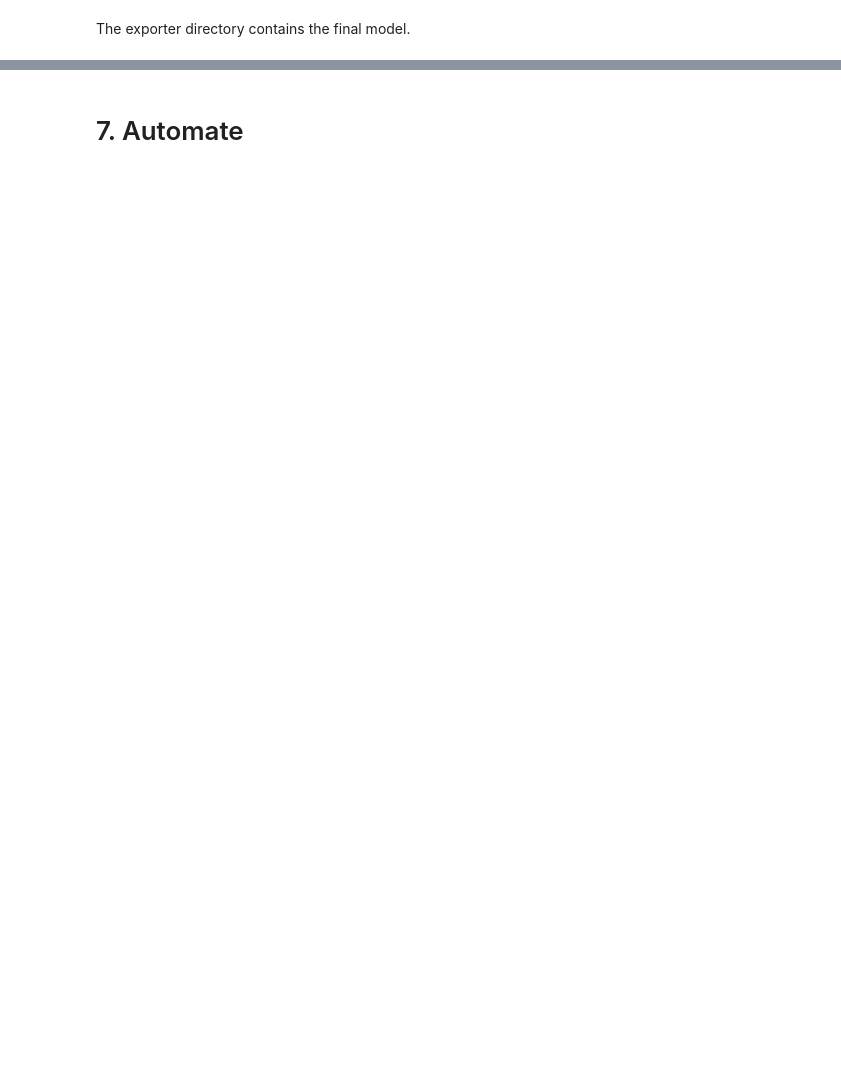
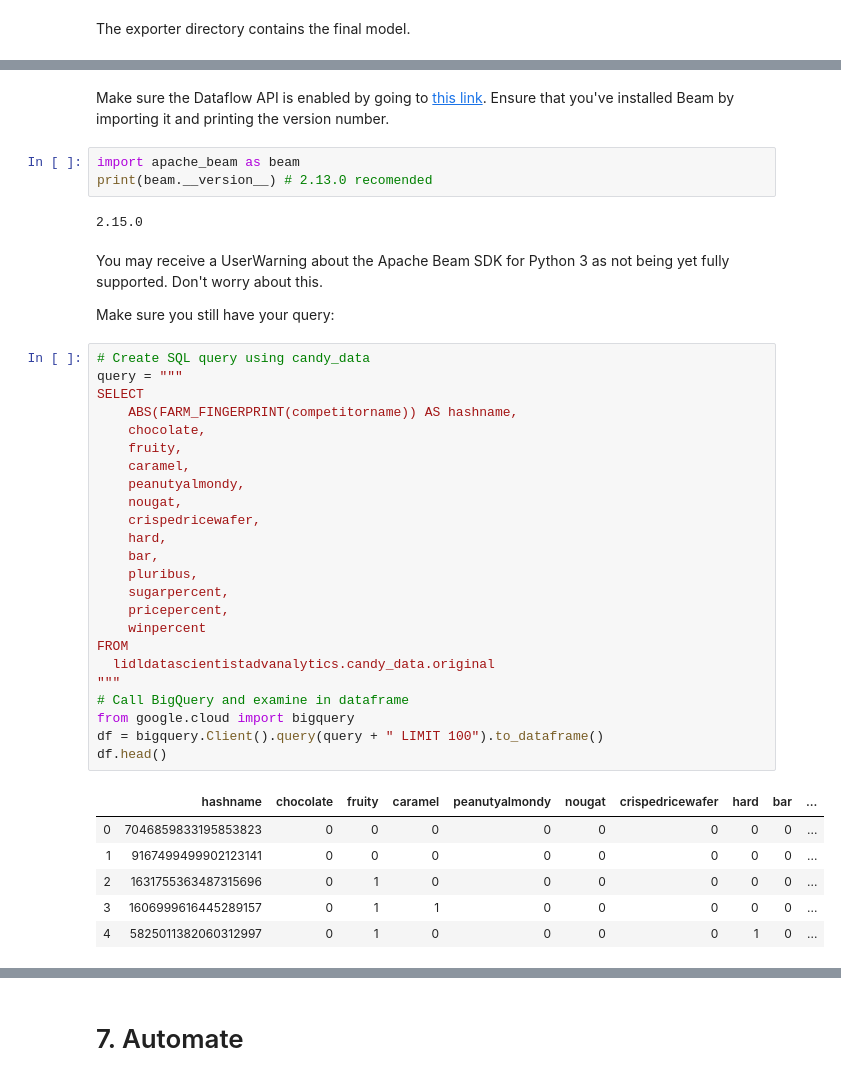
Before and after one commit to OleBo/candy-power-ranking, a Jupyter notebook: tf.ipynb, the cells around one changed output, grey strips where cells are left out. Drawn from its saved outputs; the diff is of its cells as text; blank space fills up the shorter version.

```diff
--- a/tf.ipynb
+++ b/tf.ipynb
@@ -467,0 +591,42 @@ FileNotFoundError: [Errno 2] No such file or directory: 'tensorboard': 'tensorbo
+# %% [markdown]
+Make sure the Dataflow API is enabled by going to [this link](https://console.developers.google.com/apis/api/dataflow.googleapis.com). Ensure that you've installed Beam by importing it and printing the version number.
+# %%
+import apache_beam as beam
+print(beam.__version__) # 2.13.0 recomended
+# %% [output]
+2.15.0
+# %% [markdown]
+You may receive a UserWarning about the Apache Beam SDK for Python 3 as not being yet fully supported. Don't worry about this.
+
+Make sure you still have your query:
+# %%
+# Create SQL query using candy_data
+query = """
+SELECT
+    ABS(FARM_FINGERPRINT(competitorname)) AS hashname,
+    chocolate,
+    fruity,
+    caramel,
+    peanutyalmondy,
+    nougat,
+    crispedricewafer,
+    hard,
+    bar,
+    pluribus,
+    sugarpercent,
+    pricepercent,
+    winpercent
+FROM
+  lidldatascientistadvanalytics.candy_data.original
+"""
+# Call BigQuery and examine in dataframe
+from google.cloud import bigquery
+df = bigquery.Client().query(query + " LIMIT 100").to_dataframe()
+df.head()
+# %% [output]
+|  | hashname | chocolate | fruity | caramel | peanutyalmondy | nougat | crispedricewafer | hard | bar | ... |
+| 0 | 7046859833195853823 | 0 | 0 | 0 | 0 | 0 | 0 | 0 | 0 | ... |
+| 1 | 9167499499902123141 | 0 | 0 | 0 | 0 | 0 | 0 | 0 | 0 | ... |
+| 2 | 1631755363487315696 | 0 | 1 | 0 | 0 | 0 | 0 | 0 | 0 | ... |
+| 3 | 1606999616445289157 | 0 | 1 | 1 | 0 | 0 | 0 | 0 | 0 | ... |
+| 4 | 5825011382060312997 | 0 | 1 | 0 | 0 | 0 | 0 | 1 | 0 | ... |
```
Also changed, not shown: parts of 72 cells of this notebook, 56 other files.
